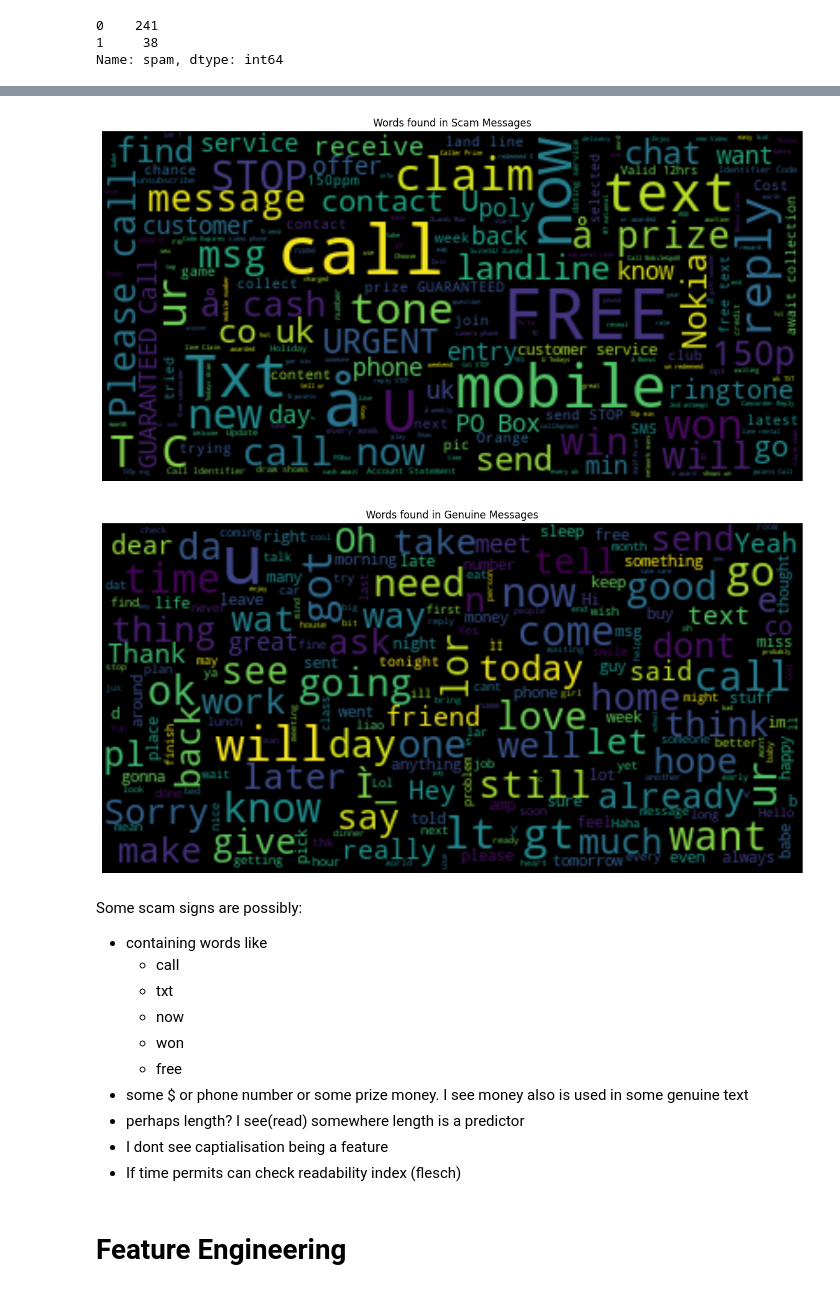
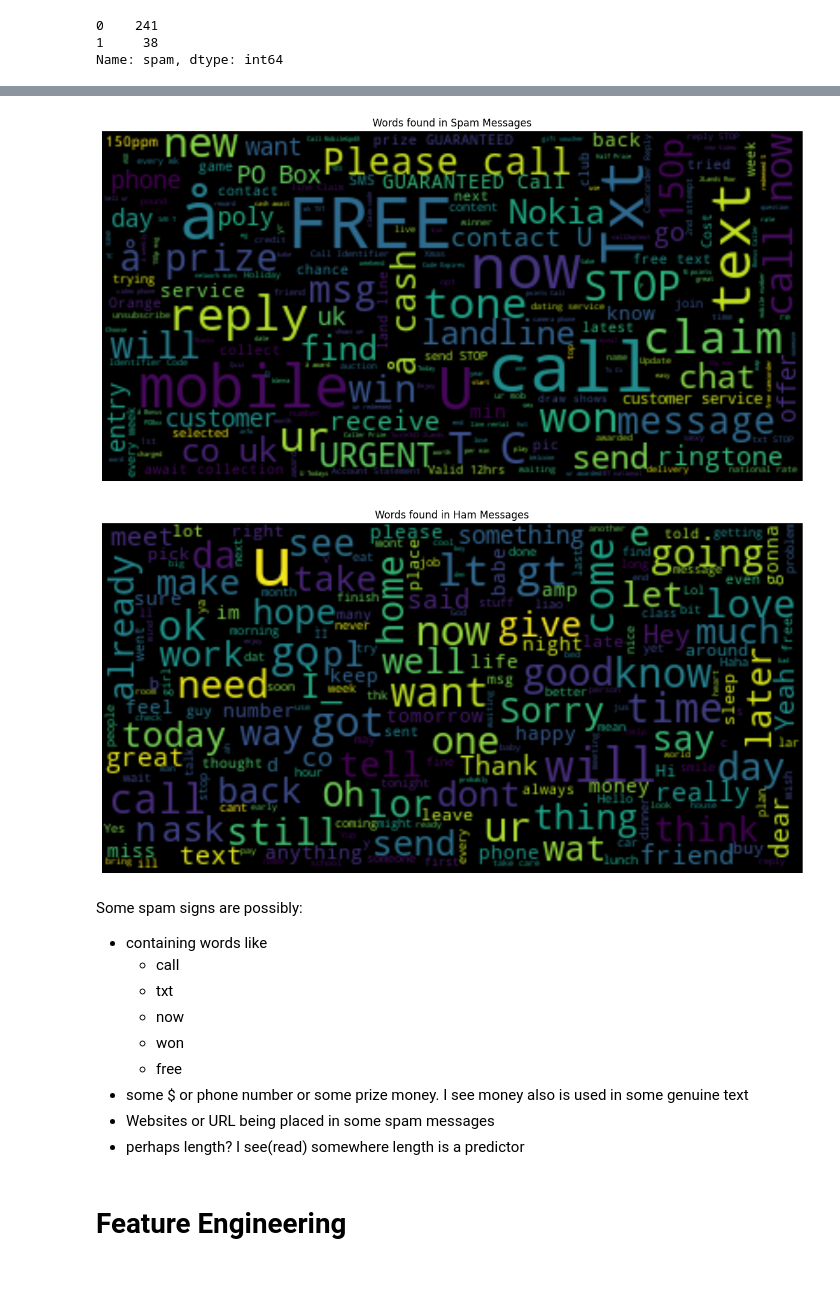
Before and after one commit to ChngYuanLongRandy/SpamOrHam, a Jupyter notebook: eda-redo.ipynb, the cells around one changed output, grey strips where cells are left out. Cells and saved outputs as stored; diff of their text form; code cells hidden in the pictures.

```diff
--- a/eda-redo.ipynb
+++ b/eda-redo.ipynb
@@ -474,32 +480,32 @@ gen_corpus = ''.join(word for word in train_df_gen.text)
 # %%
 # code taken from wordcloud tutorial
 # Generate a word cloud image
 wordcloud_scam = WordCloud(max_font_size=40).generate(scam_corpus)
 wordcloud_gen = WordCloud(max_font_size=40).generate(gen_corpus)
 
 # Display the generated image:
 # the matplotlib way:
 import matplotlib.pyplot as plt
 plt.figure(figsize=(15,15))
 plt.imshow(wordcloud_scam, interpolation='bilinear')
-plt.title("Words found in Scam Messages")
+plt.title("Words found in Spam Messages")
 plt.axis("off")
 
 # lower max_font_size
 plt.figure(figsize=(15,15))
-plt.title("Words found in Genuine Messages")
+plt.title("Words found in Ham Messages")
 plt.imshow(wordcloud_gen, interpolation="bilinear")
 plt.axis("off")
 plt.show()
 
 # The pil way (if you don't have matplotlib)
 # image = wordcloud.to_image()
 # image.show()
 # %% [output]
-[figure, old version]
+[figure, new version]
-[figure, old version]
+[figure, new version]
 # %% [markdown]
-Some scam signs are possibly:
+Some spam signs are possibly:
 - containing words like
   - call
   - txt
@@ -507,9 +513,8 @@ Some scam signs are possibly:
   - won
   - free
 - some $ or phone number or some prize money. I see money also is used in some genuine text
+- Websites or URL being placed in some spam messages
 - perhaps length? I see(read) somewhere length is a predictor
-- I dont see captialisation being a feature
-- If time permits can check readability index (flesch)
 # %% [markdown]
 # Feature Engineering
 # %% [markdown]
```
Also changed, not shown: parts of 47 cells of this notebook.
